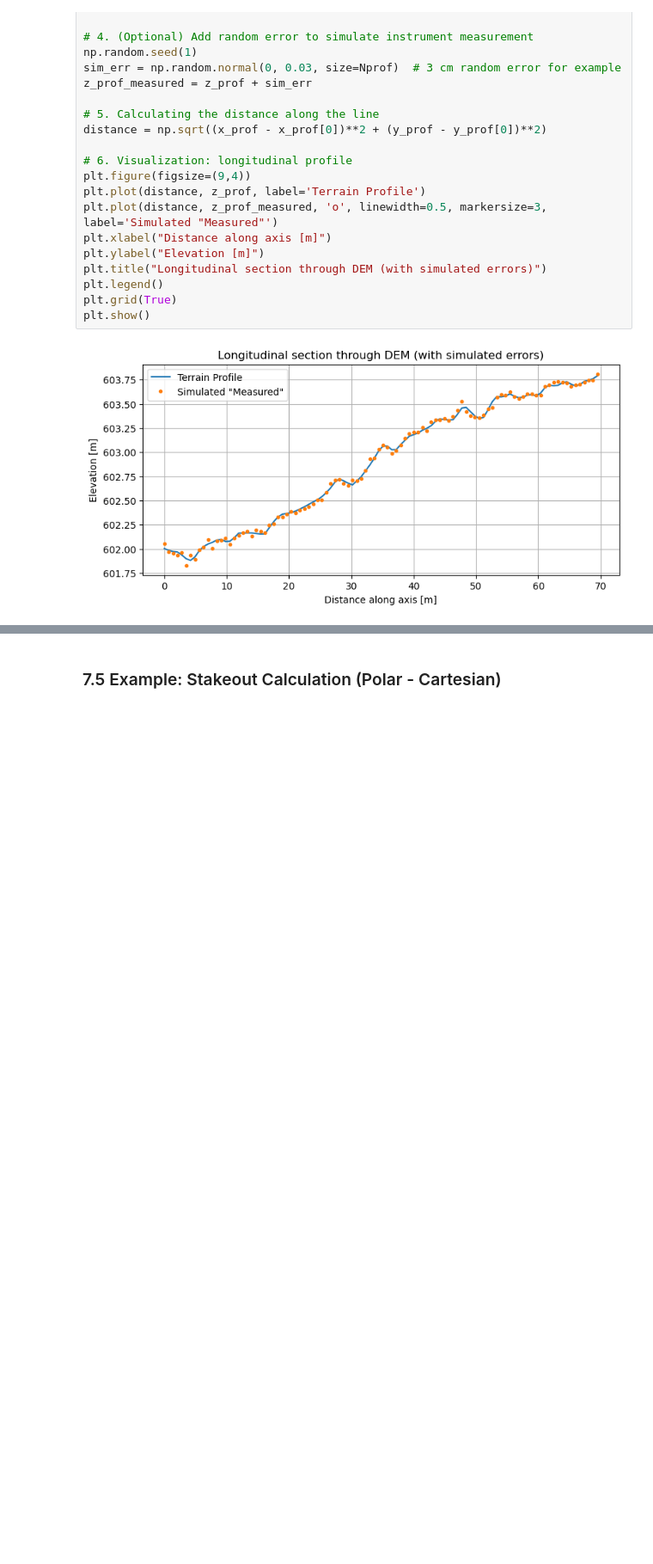
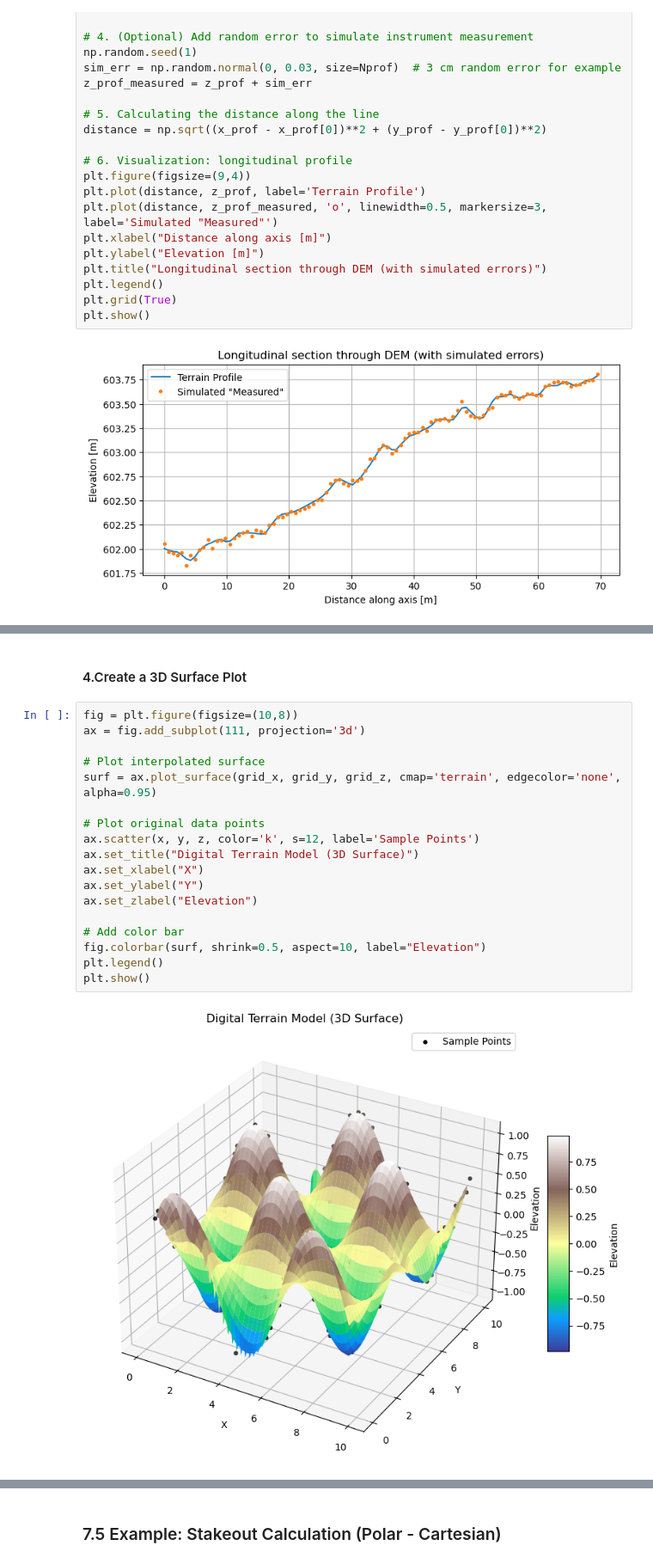
Before and after one commit to Araychev/UPSKILL-AI-and-Machine-Learning---2025, a Jupyter notebook: Math Concepts for Developers - март 2025/Regular_Exam_Project/math_concepts_geo_project.ipynb, the cells around one changed output, grey strips where cells are left out. Shown at 86% size. Drawn from its saved outputs; the diff is of its cells as text; blank space fills up the shorter version.

```diff
--- a/Math Concepts for Developers - март 2025/Regular_Exam_Project/math_concepts_geo_project.ipynb
+++ b/Math Concepts for Developers - март 2025/Regular_Exam_Project/math_concepts_geo_project.ipynb
@@ -1962,0 +2016,22 @@ Use laspy, pdal, open3d for processing large scan or UAV point clouds.
+# %% [markdown]
+#### 4.Create a 3D Surface Plot
+# %%
+fig = plt.figure(figsize=(10,8))
+ax = fig.add_subplot(111, projection='3d')
+
+# Plot interpolated surface
+surf = ax.plot_surface(grid_x, grid_y, grid_z, cmap='terrain', edgecolor='none', alpha=0.95)
+
+# Plot original data points
+ax.scatter(x, y, z, color='k', s=12, label='Sample Points')
+ax.set_title("Digital Terrain Model (3D Surface)")
+ax.set_xlabel("X")
+ax.set_ylabel("Y")
+ax.set_zlabel("Elevation")
+
+# Add color bar
+fig.colorbar(surf, shrink=0.5, aspect=10, label="Elevation")
+plt.legend()
+plt.show()
+# %% [output]
+[figure, added]
```
Also changed, not shown: parts of 9 cells of this notebook.
